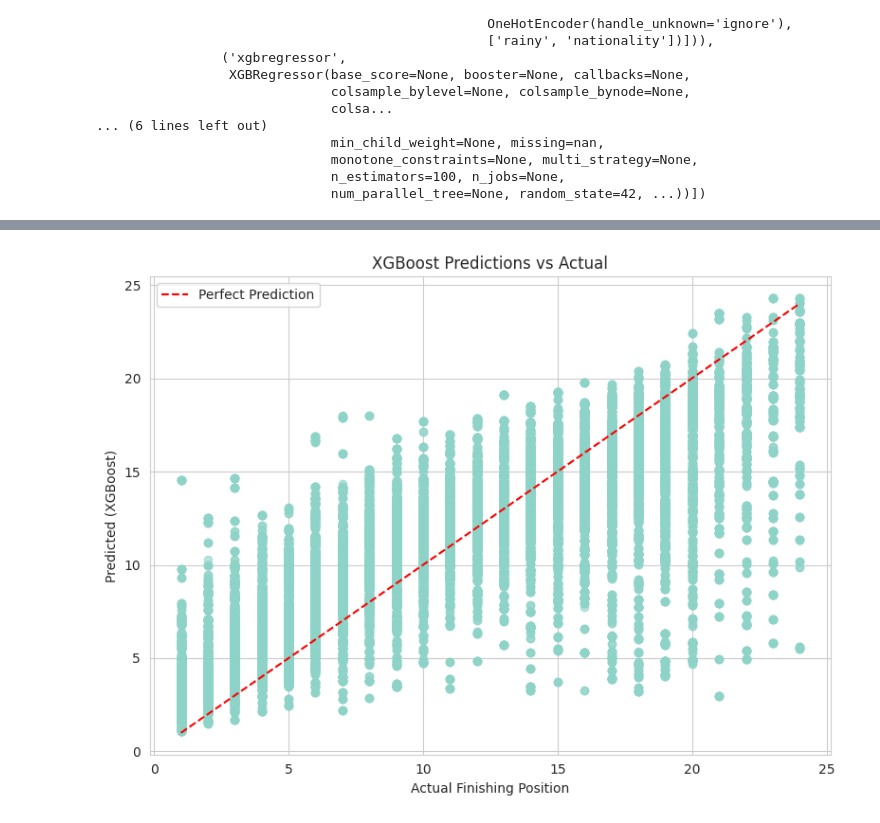
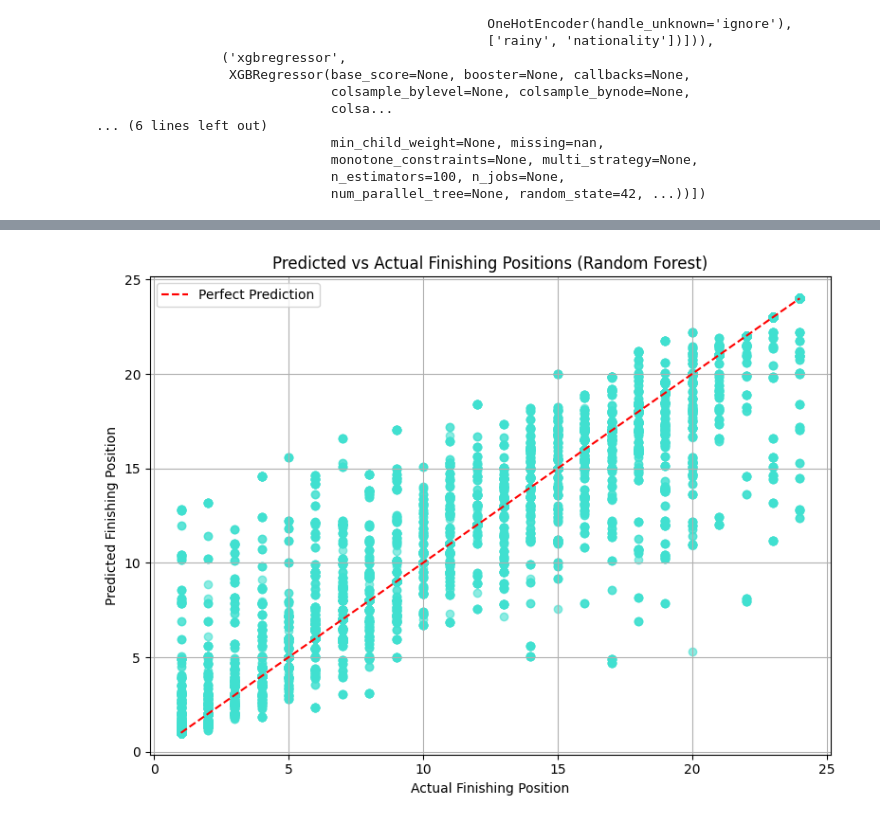
Before and after one commit to mehlika-dogan/DSA---210-Term-Project, a Jupyter notebook: F1_Data_Cleaning_2010_2024_WinnerOnly_300Rows.ipynb, the cells around one changed output, grey strips where cells are left out. Saved outputs shown, nothing was run; the diff lists cells and outputs as text; code cells hidden in the pictures.

```diff
--- a/F1_Data_Cleaning_2010_2024_WinnerOnly_300Rows.ipynb
+++ b/F1_Data_Cleaning_2010_2024_WinnerOnly_300Rows.ipynb
@@ -1389,15 +1460,19 @@ R²  : 0.67
 # %%
-y_pred_xgb = xgb_model.predict(X_test)
+import matplotlib.pyplot as plt
 
+# Get predictions
+y_pred = rf_model.predict(X_test)
+
+# Create scatter plot with turquoise dots
 plt.figure(figsize=(8, 6))
-plt.scatter(y_test, y_pred_xgb, alpha=0.6)
+plt.scatter(y_test, y_pred, alpha=0.6, color='turquoise')  # changed color
 plt.plot([y_test.min(), y_test.max()], [y_test.min(), y_test.max()], 'r--', label='Perfect Prediction')
 plt.xlabel('Actual Finishing Position')
-plt.ylabel('Predicted (XGBoost)')
-plt.title('XGBoost Predictions vs Actual')
+plt.ylabel('Predicted Finishing Position')
+plt.title('Predicted vs Actual Finishing Positions (Random Forest)')
 plt.legend()
 plt.grid(True)
 plt.tight_layout()
 plt.show()
 # %% [output]
-[figure, old version]
+[figure, new version]
```
Also changed, not shown: parts of 20 cells of this notebook.
